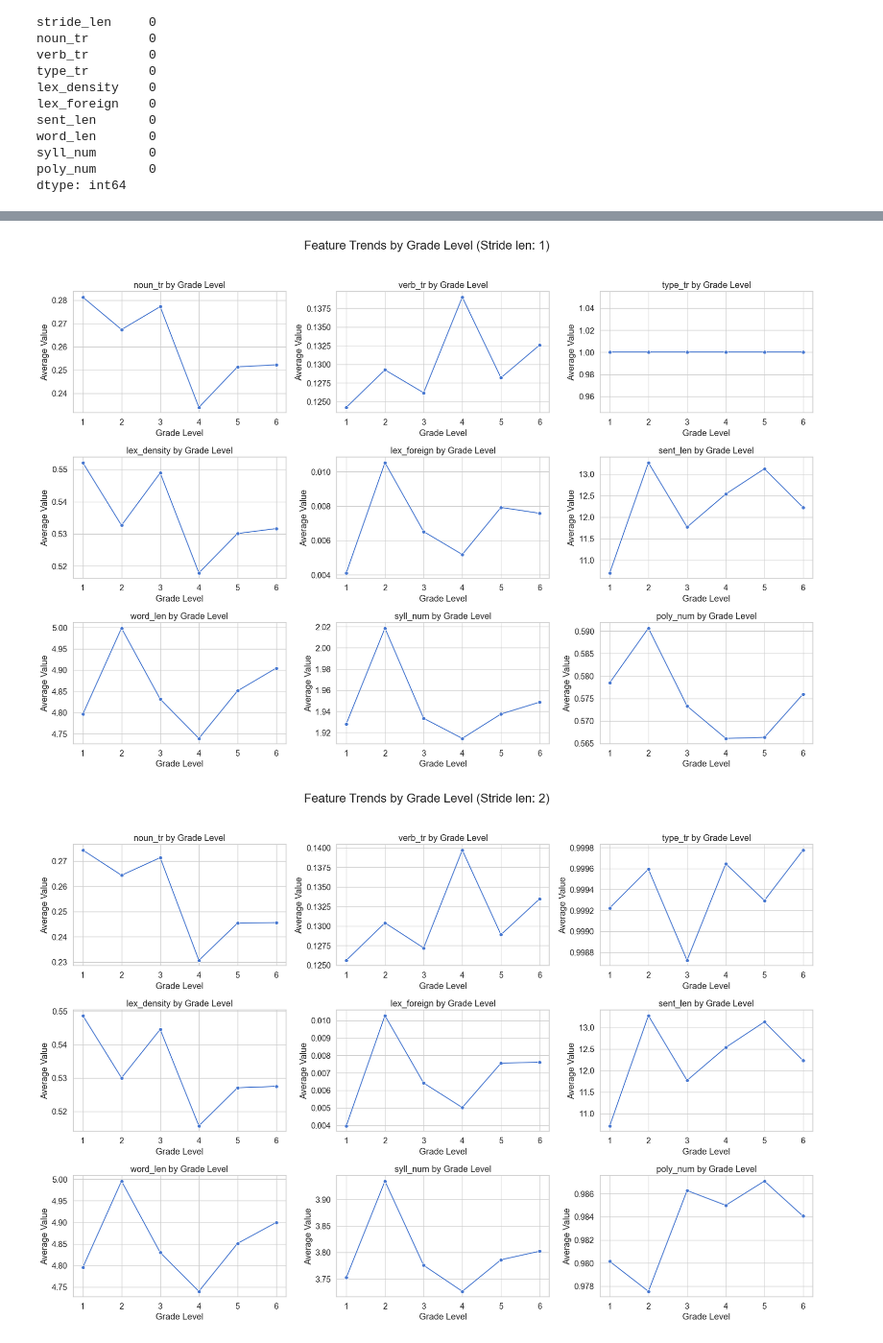
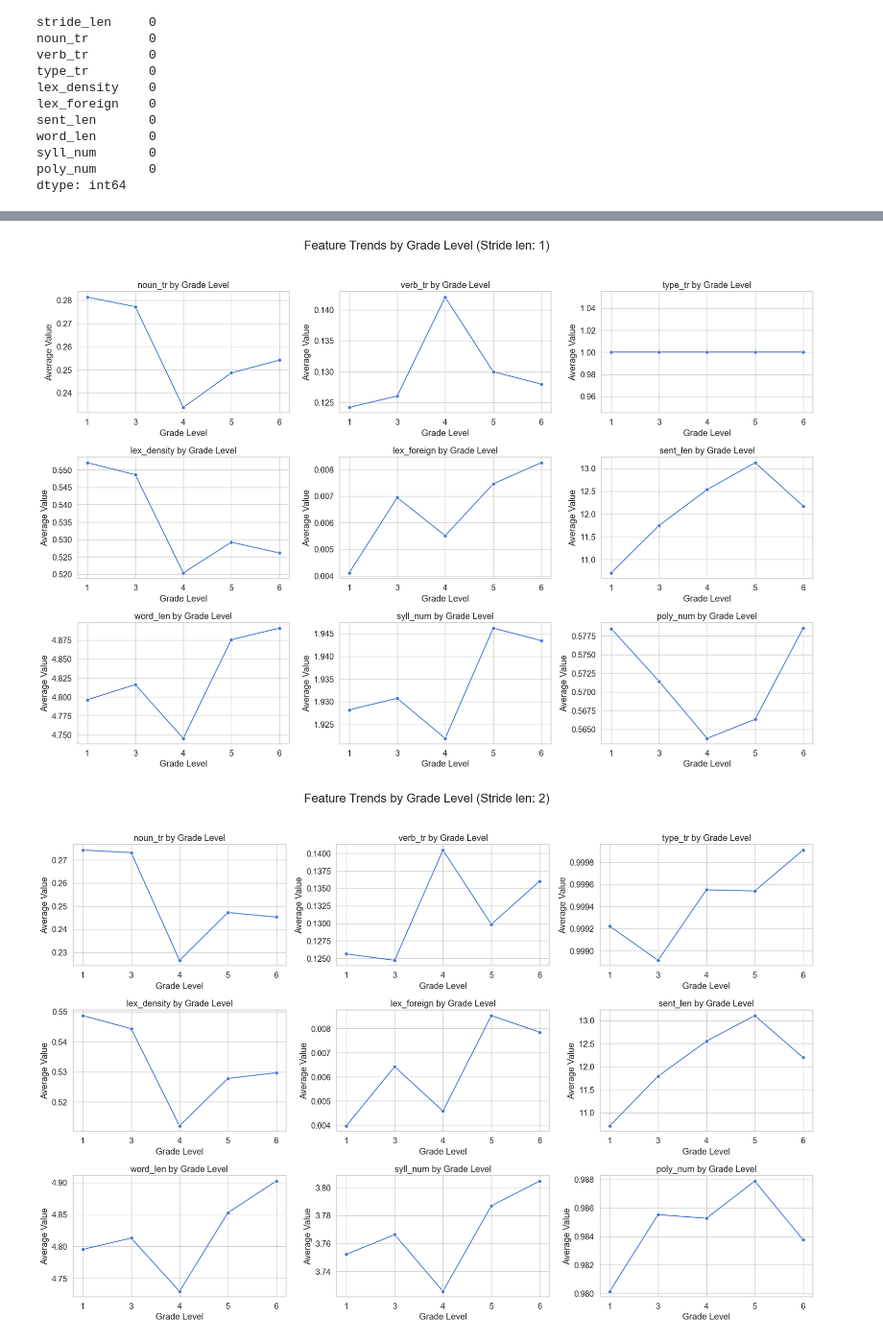
Before and after one commit to Lothany/readability_thesis, a Jupyter notebook: models/analysis.ipynb, the cells around one changed output, grey strips where cells are left out. Shown at 96% size. Saved outputs shown, nothing was run; the diff lists cells and outputs as text; code cells hidden in the pictures.

```diff
--- a/models/analysis.ipynb
+++ b/models/analysis.ipynb
@@ -82,8 +82,8 @@ Total Testing: 24
 # %%
-df = pd.read_csv('../tables/cleaned_dataset.csv')
+df = pd.read_csv('../tables/dataset.csv')
 df = df[df['text_num'] != 18]
 # df = df[df['grade_level'] != 1]
-# df = df[df['grade_level'] != 2]
+df = df[df['grade_level'] != 2]
 # df = df[df['grade_level'] != 4]
 df = df.drop(columns=['stride_index', 'n_gram', 'word_num'], axis=1)
 df["grade_level"] = df["grade_level"].astype("category")
@@ -205,37 +205,37 @@ Grade level counts after undersampling:
 # %%
 stride = [1, 2, 3, 100]
 for s in stride:
-    df_filtered = df[df['stride_len'] == s]
+    df_filtered = df_undersampled[df_undersampled['stride_len'] == s]
     database_name = f"Stride len: {s}"
 
     feature_cols = [
         "noun_tr", "verb_tr", "type_tr", "lex_density", "lex_foreign",
         "sent_len", "word_len", "syll_num", "poly_num"
     ]
 
     # Group by grade_level and compute average feature values
     grouped = df_filtered.groupby("grade_level")[feature_cols].mean()
 
     # Plot setup
     sns.set(style="whitegrid", palette="muted", font_scale=1.2)
     fig, axes = plt.subplots(nrows=3, ncols=3, figsize=(18, 12))
     axes = axes.flatten()
 
     # Plot each feature
     for i, feature in enumerate(grouped.columns):
         sns.lineplot(
             x=grouped.index.astype(str),
             y=grouped[feature],
             marker='o',
             ax=axes[i]
         )
         axes[i].set_title(f"{feature} by Grade Level")
         axes[i].set_xlabel("Grade Level")
         axes[i].set_ylabel("Average Value")
 
     plt.suptitle(f"Feature Trends by Grade Level ({database_name})", y=1.02, fontsize=20)
     plt.tight_layout()
     plt.show()
 # %% [output]
-[figure, old version]
+[figure, new version]
-[figure, old version]
+[figure, new version]
```
Also changed, not shown: parts of 8 cells of this notebook, 12 other files.
